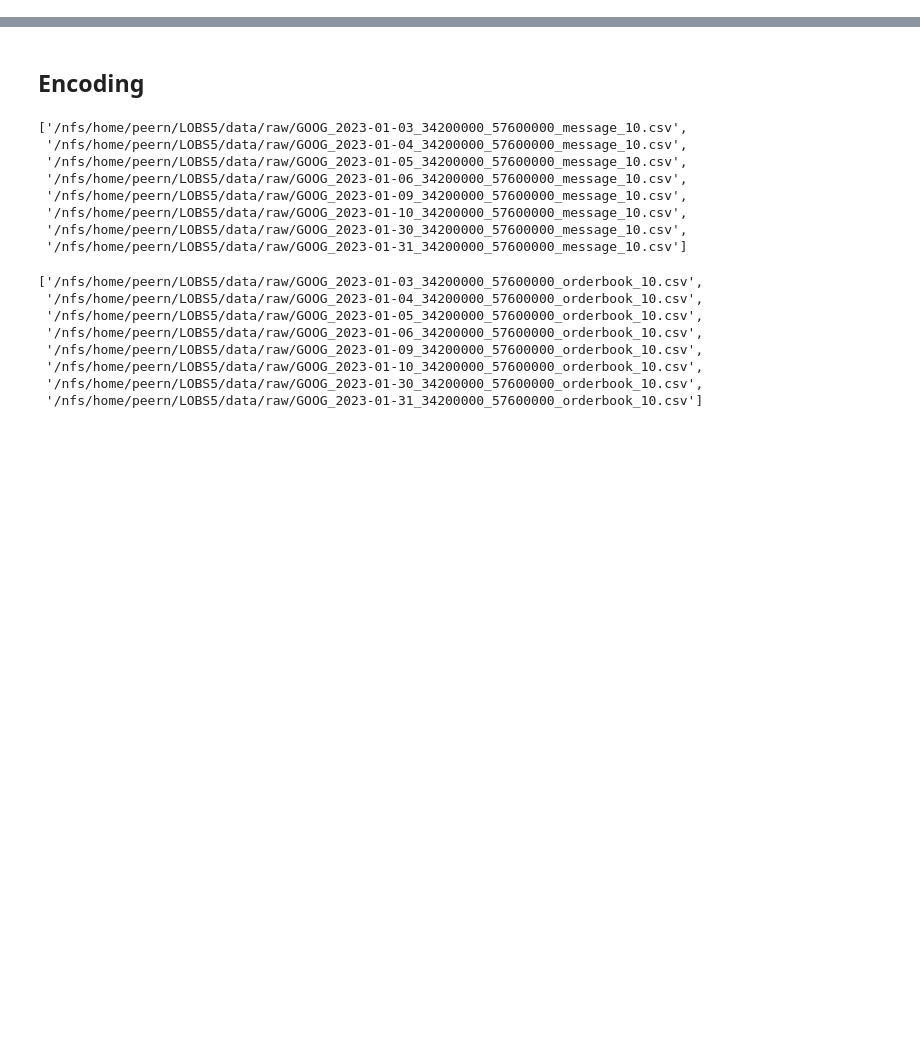
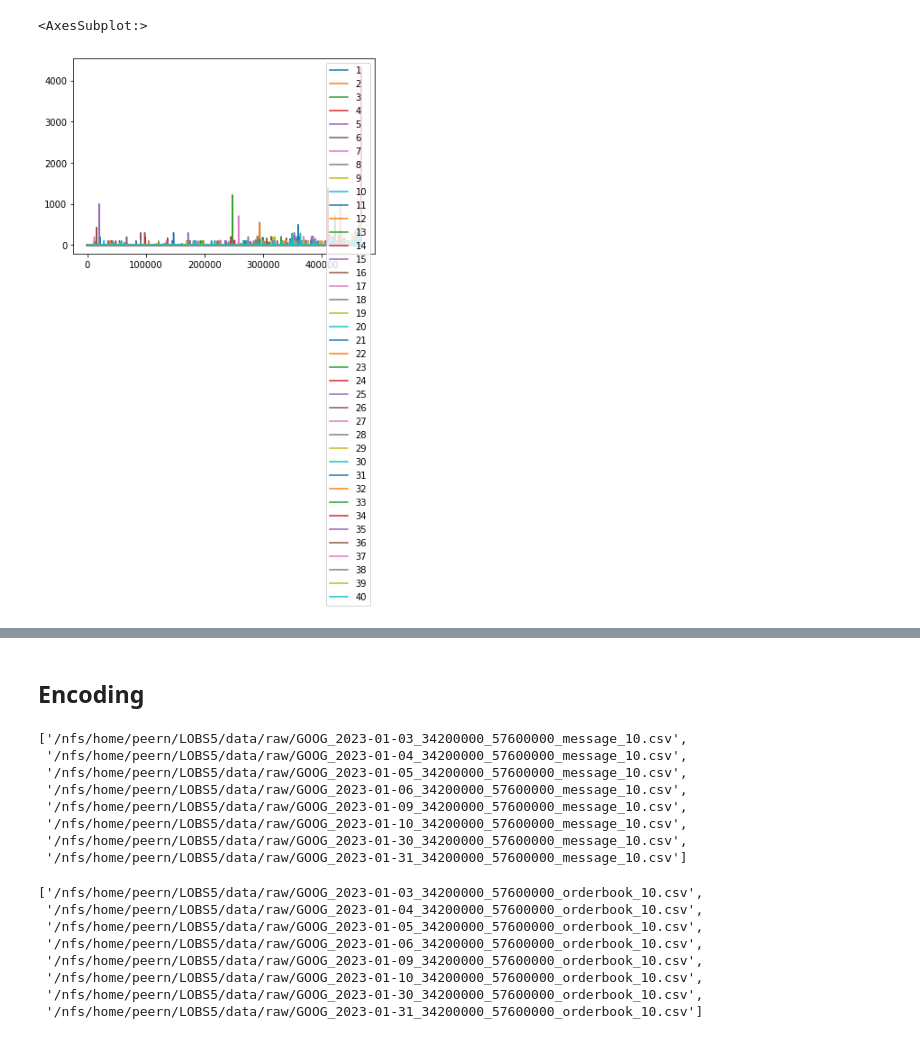
Before and after one commit to saschafrey/LOBS5_Prediction, a Jupyter notebook: lob/lobster_preproc.ipynb, the cells around one changed output, grey strips where cells are left out. Drawn from its saved outputs; the diff is of its cells as text; code cells hidden in the pictures; blank space fills up the shorter version.

```diff
--- a/lob/lobster_preproc.ipynb
+++ b/lob/lobster_preproc.ipynb
@@ -48,0 +109,5 @@ b = pd.read_csv(
+# %%
+b_proc.iloc[:,1:].plot()
+# %% [output]
+<AxesSubplot:>
+[figure, added]
```
Also changed, not shown: parts of 27 cells of this notebook, 5 other files.
